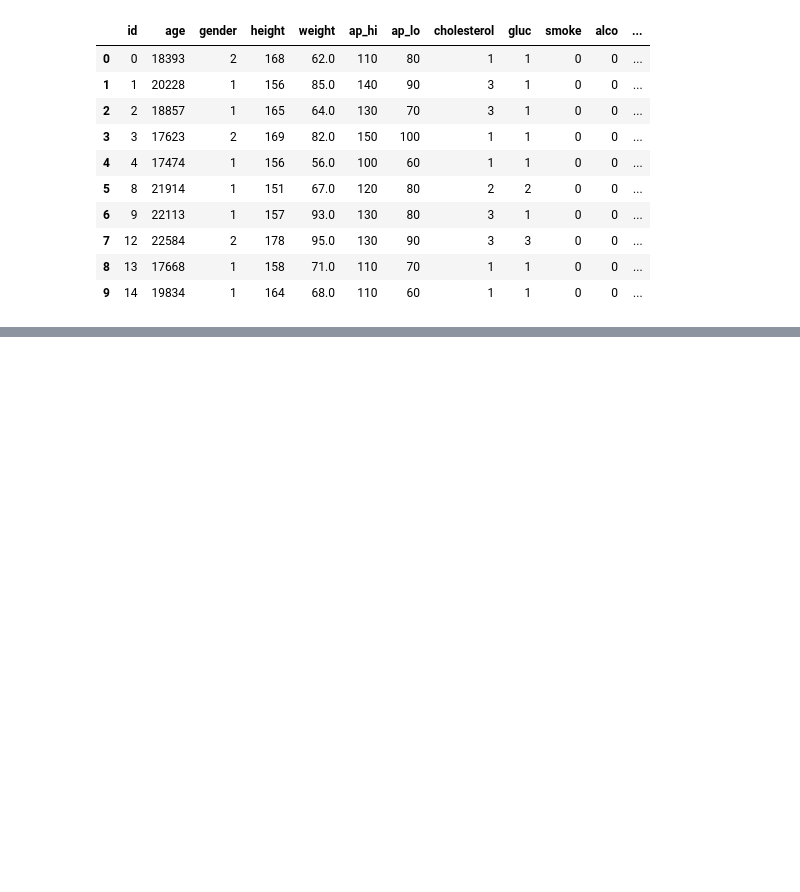
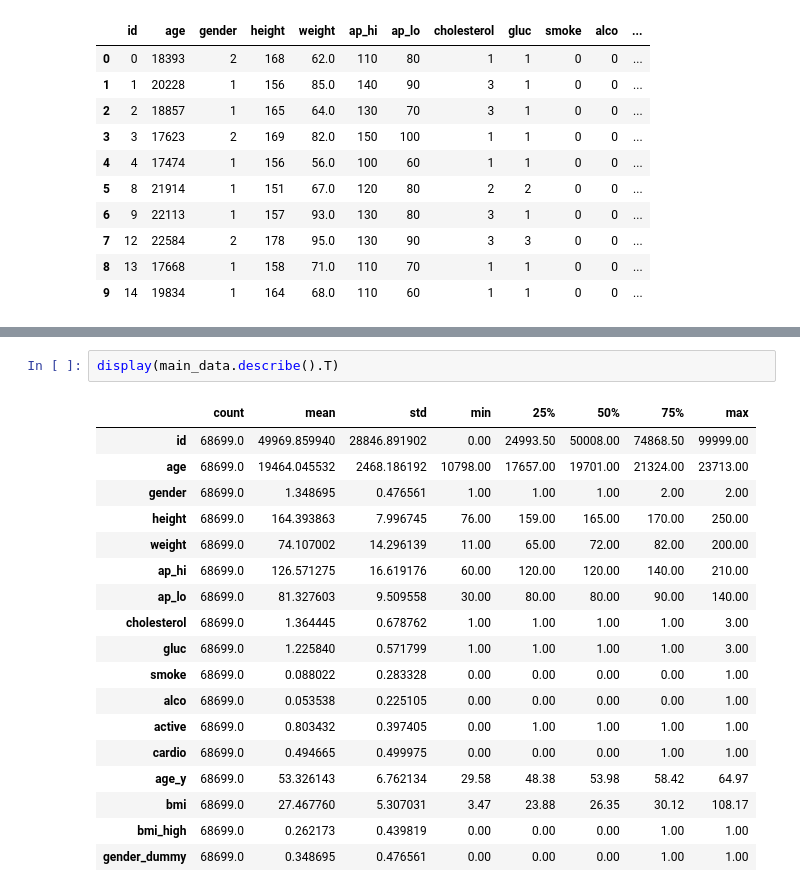
Before and after one commit to GregoryDzej/Big-Data-Python-task, a Jupyter notebook: Big_data_Cardio_.ipynb, the cells around one changed output, grey strips where cells are left out. Drawn from its saved outputs; the diff is of its cells as text; blank space fills up the shorter version.

```diff
--- a/Big_data_Cardio_.ipynb
+++ b/Big_data_Cardio_.ipynb
@@ -173,0 +212,21 @@ main_data.head(10)
+# %%
+display(main_data.describe().T)
+# %% [output]
+|  | count | mean | std | min | 25% | 50% | 75% | max |
+| id | 68699.0 | 49969.859940 | 28846.891902 | 0.00 | 24993.50 | 50008.00 | 74868.50 | 99999.00 |
+| age | 68699.0 | 19464.045532 | 2468.186192 | 10798.00 | 17657.00 | 19701.00 | 21324.00 | 23713.00 |
+| gender | 68699.0 | 1.348695 | 0.476561 | 1.00 | 1.00 | 1.00 | 2.00 | 2.00 |
+| height | 68699.0 | 164.393863 | 7.996745 | 76.00 | 159.00 | 165.00 | 170.00 | 250.00 |
+| weight | 68699.0 | 74.107002 | 14.296139 | 11.00 | 65.00 | 72.00 | 82.00 | 200.00 |
+| ap_hi | 68699.0 | 126.571275 | 16.619176 | 60.00 | 120.00 | 120.00 | 140.00 | 210.00 |
+| ap_lo | 68699.0 | 81.327603 | 9.509558 | 30.00 | 80.00 | 80.00 | 90.00 | 140.00 |
+| cholesterol | 68699.0 | 1.364445 | 0.678762 | 1.00 | 1.00 | 1.00 | 1.00 | 3.00 |
+| gluc | 68699.0 | 1.225840 | 0.571799 | 1.00 | 1.00 | 1.00 | 1.00 | 3.00 |
+| smoke | 68699.0 | 0.088022 | 0.283328 | 0.00 | 0.00 | 0.00 | 0.00 | 1.00 |
+| alco | 68699.0 | 0.053538 | 0.225105 | 0.00 | 0.00 | 0.00 | 0.00 | 1.00 |
+| active | 68699.0 | 0.803432 | 0.397405 | 0.00 | 1.00 | 1.00 | 1.00 | 1.00 |
+| cardio | 68699.0 | 0.494665 | 0.499975 | 0.00 | 0.00 | 0.00 | 1.00 | 1.00 |
+| age_y | 68699.0 | 53.326143 | 6.762134 | 29.58 | 48.38 | 53.98 | 58.42 | 64.97 |
+| bmi | 68699.0 | 27.467760 | 5.307031 | 3.47 | 23.88 | 26.35 | 30.12 | 108.17 |
+| bmi_high | 68699.0 | 0.262173 | 0.439819 | 0.00 | 0.00 | 0.00 | 1.00 | 1.00 |
+| gender_dummy | 68699.0 | 0.348695 | 0.476561 | 0.00 | 0.00 | 0.00 | 1.00 | 1.00 |
```
Also changed, not shown: parts of 8 cells of this notebook.
